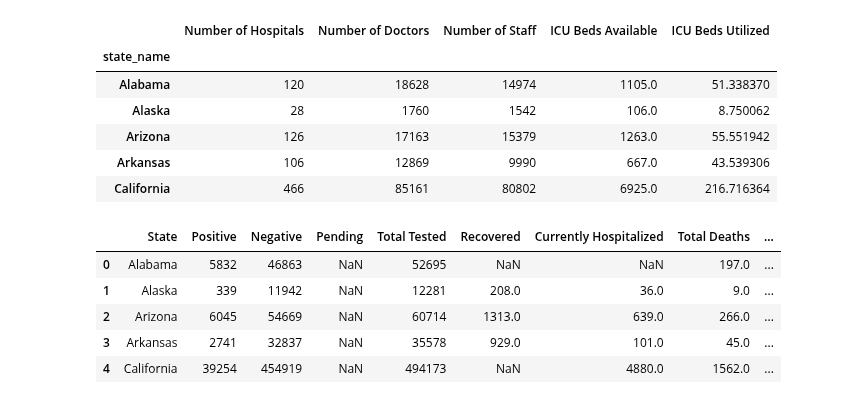
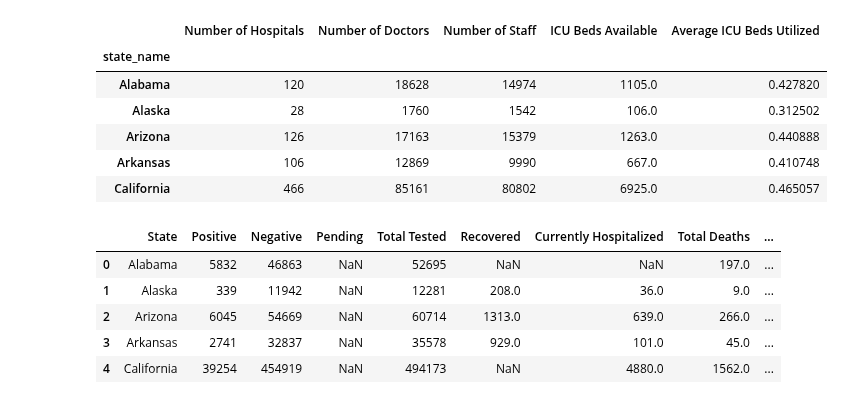
Before and after one commit to lmstevens/Group_Project_1, a Jupyter notebook: Liz's Graphs.ipynb, the cells around one changed output. Drawn from its saved outputs; the diff is of its cells as text; code cells hidden in the pictures.

```diff
--- a/Liz's Graphs.ipynb
+++ b/Liz's Graphs.ipynb
@@ -17,42 +17,42 @@ from scipy.stats import linregress
 # %%
 #Liz's Hospital Dataframe
 #read in .csv file
 hospital_data = pd.read_csv("CSV Folder/hospitals.csv")
 #set index to state_name
 hospital_data.set_index("state_name",inplace=True)
 hospital_data["num_icu_be"].fillna(0, inplace = True)
 hospital_data["bed_utiliz"].fillna(0, inplace = True)
 hospital_data["num_licens"].replace("****",0,inplace = True)
 hospital_data["num_staffe"].replace("****",0,inplace = True)
 hospital_data['num_licens']=hospital_data['num_licens'].astype(int)
 hospital_data['num_staffe']=hospital_data['num_staffe'].astype(int)
 #group dataframe by state_name
 hg = hospital_data.groupby('state_name')
 #do count of hg dataframe (where it groups by states)to get total count of hospitals, doctors, staff,
 #icu beds, and icu beds utilized. Then add each series to new dataframe called 'state_hospital_data'
 hg["num_icu_be"].count()
 state_hospital_data = pd.DataFrame(hg["num_icu_be"].sum())
 hospitals = hg["hospital_n"].count()
 state_hospital_data["Number of Hospitals"]=hospitals
 doctors = hg["num_licens"].sum()
 state_hospital_data["Number of Doctors"]=doctors
 staff = hg["num_staffe"].sum()
 state_hospital_data["Number of Staff"]=staff
 icu_beds = hg["num_icu_be"].sum()
 state_hospital_data["ICU Beds Available"]=icu_beds
-bed_utiliz = hg["bed_utiliz"].sum()
-state_hospital_data["ICU Beds Utilized"]=bed_utiliz
+bed_utiliz = hg["bed_utiliz"].mean()
+state_hospital_data["Average ICU Beds Utilized"]=bed_utiliz
 #drop double num_icu_be column
 state_hospital_data.drop("num_icu_be",axis=1, inplace = True)
 state_hospital_data.head()
 # %% [output]
-|  | Number of Hospitals | Number of Doctors | Number of Staff | ICU Beds Available | ICU Beds Utilized |
+|  | Number of Hospitals | Number of Doctors | Number of Staff | ICU Beds Available | Average ICU Beds Utilized |
 | state_name |  |  |  |  |  |
-| Alabama | 120 | 18628 | 14974 | 1105.0 | 51.338370 |
-| Alaska | 28 | 1760 | 1542 | 106.0 | 8.750062 |
-| Arizona | 126 | 17163 | 15379 | 1263.0 | 55.551942 |
-| Arkansas | 106 | 12869 | 9990 | 667.0 | 43.539306 |
-| California | 466 | 85161 | 80802 | 6925.0 | 216.716364 |
+| Alabama | 120 | 18628 | 14974 | 1105.0 | 0.427820 |
+| Alaska | 28 | 1760 | 1542 | 106.0 | 0.312502 |
+| Arizona | 126 | 17163 | 15379 | 1263.0 | 0.440888 |
+| Arkansas | 106 | 12869 | 9990 | 667.0 | 0.410748 |
+| California | 466 | 85161 | 80802 | 6925.0 | 0.465057 |
 # %%
 # reaching out to API to get current overall state data pertaining to cases, tests, hospitalizations, and deaths
 url3 = "https://covidtracking.com/api/states"
```
Also changed, not shown: parts of 1 cell of this notebook, 3 other files.
